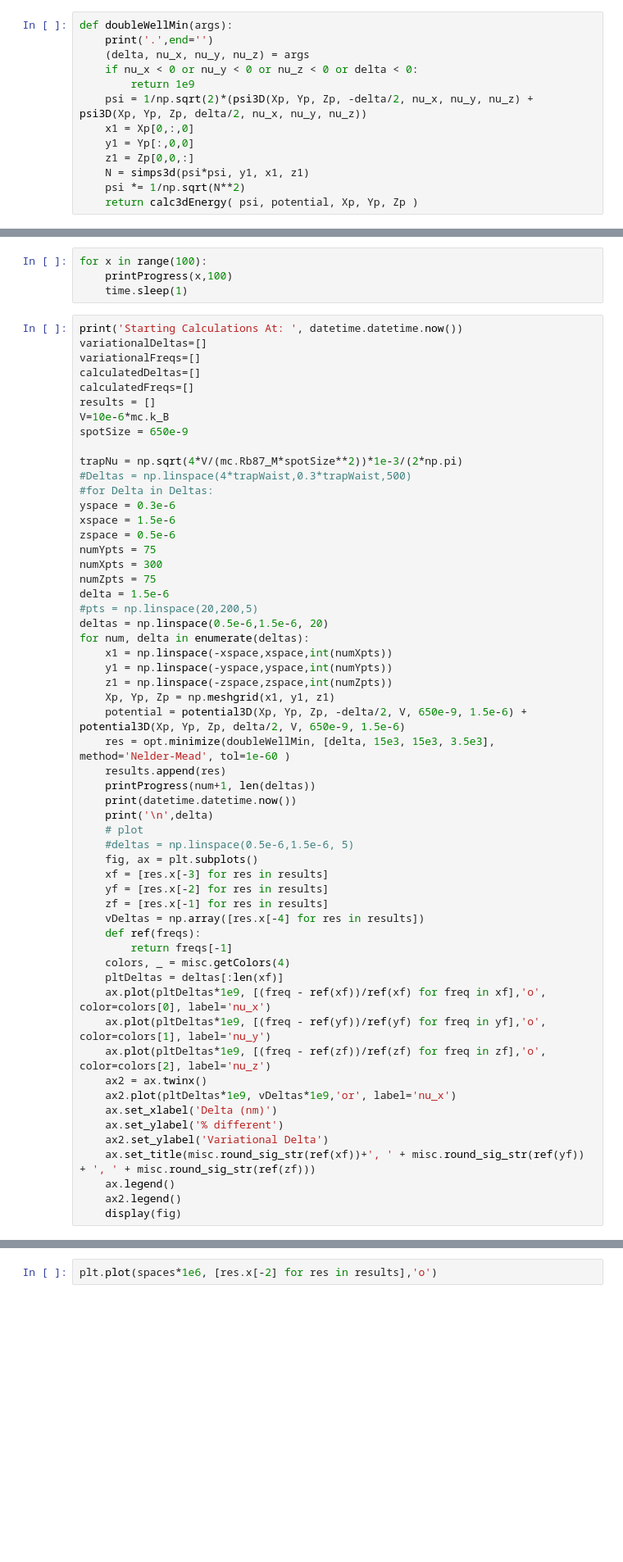
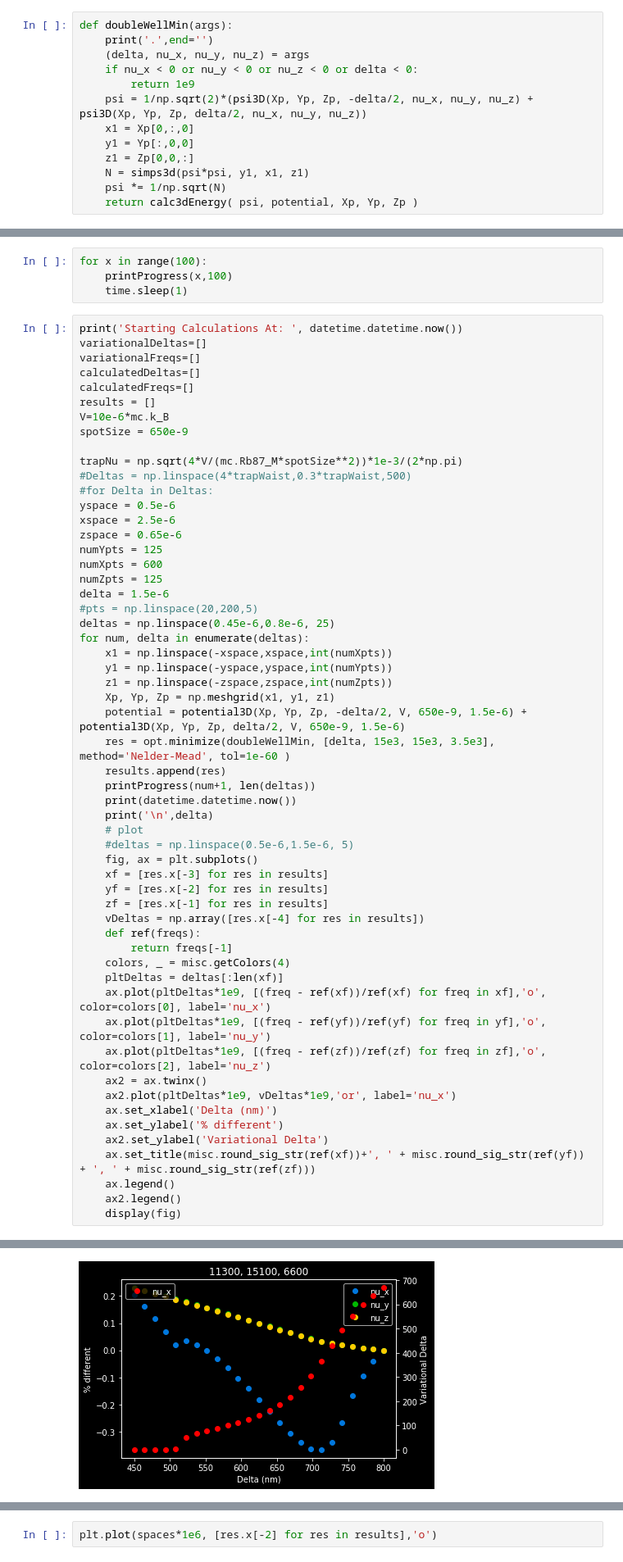
Before and after one commit to aquirdTurtle/Data-Analysis-Code, a Jupyter notebook: VariationalCalculations.ipynb, the cells around one changed output, grey strips where cells are left out. Shown at 82% size. Saved outputs shown, nothing was run; the diff lists cells and outputs as text; blank space fills up the shorter version.

```diff
--- a/VariationalCalculations.ipynb
+++ b/VariationalCalculations.ipynb
@@ -795,7 +795,7 @@ def doubleWellMin(args):
     y1 = Yp[:,0,0]
     z1 = Zp[0,0,:]
     N = simps3d(psi*psi, y1, x1, z1)
-    psi *= 1/np.sqrt(N**2)
+    psi *= 1/np.sqrt(N)
     return calc3dEnergy( psi, potential, Xp, Yp, Zp )
 # %% [markdown]
 $$
@@ -843,15 +845,15 @@ spotSize = 650e-9
 trapNu = np.sqrt(4*V/(mc.Rb87_M*spotSize**2))*1e-3/(2*np.pi)
 #Deltas = np.linspace(4*trapWaist,0.3*trapWaist,500)
 #for Delta in Deltas:
-yspace = 0.3e-6
-xspace = 1.5e-6
-zspace = 0.5e-6
-numYpts = 75
-numXpts = 300
-numZpts = 75
+yspace = 0.5e-6
+xspace = 2.5e-6
+zspace = 0.65e-6
+numYpts = 125
+numXpts = 600
+numZpts = 125
 delta = 1.5e-6
 #pts = np.linspace(20,200,5)
-deltas = np.linspace(0.5e-6,1.5e-6, 20)
+deltas = np.linspace(0.45e-6,0.8e-6, 25)
 for num, delta in enumerate(deltas):
     x1 = np.linspace(-xspace,xspace,int(numXpts))
     y1 = np.linspace(-yspace,yspace,int(numYpts))
@@ -891,0 +896 @@ Starting Calculations At:  2020-05-07 11:53:34.715362
+[figure, added]
```
Also changed, not shown: parts of 7 cells of this notebook, 11 other files.
